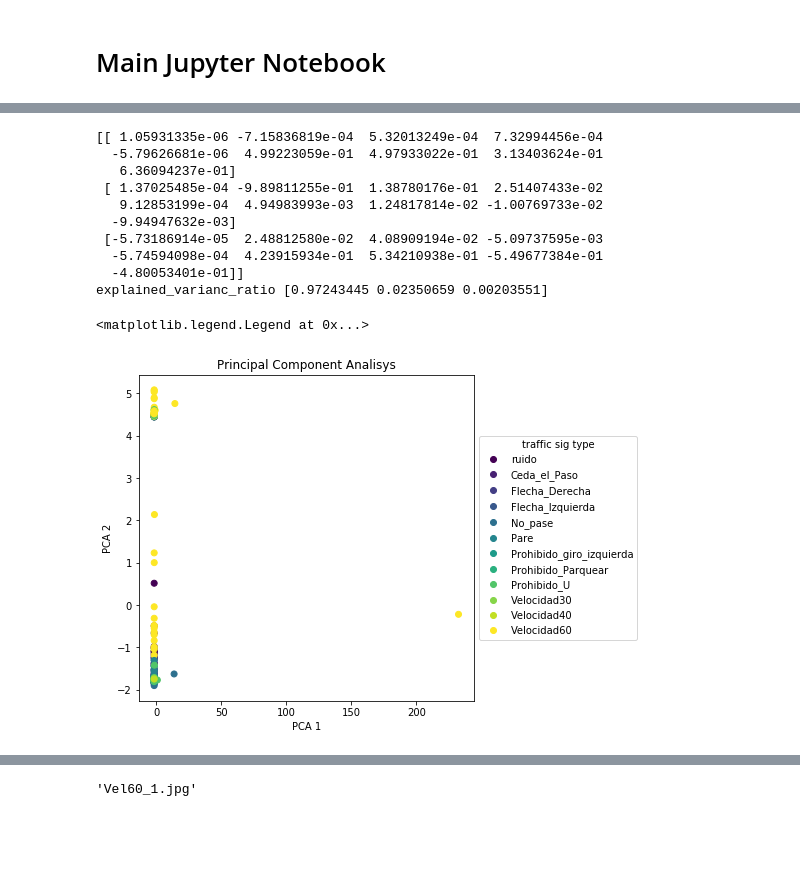
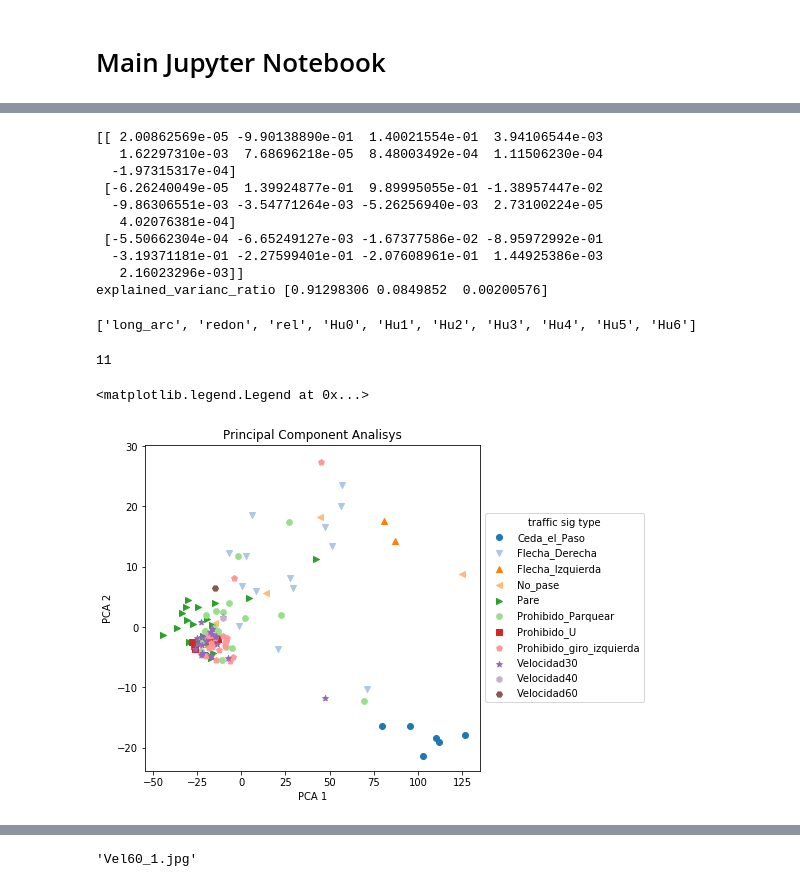
Before and after one commit to jspinaj/Computer-Vision, a Jupyter notebook: main.ipynb, the cells around one changed output, grey strips where cells are left out. Drawn from its saved outputs; the diff is of its cells as text; code cells hidden in the pictures; blank space fills up the shorter version.

Commit message:
[FIX] scatter plot inconsistensies change the way scatter plot of every characteristic was laid and not take into account the segmented images which were noise

```diff
--- a/main.ipynb
+++ b/main.ipynb
@@ -118,7 +161,14 @@ print(col_features)
 # %%
 # Properties Analysis
+col_names=['img_filename','category','long_arc','redon','rel','Hu0','Hu1','Hu2','Hu3','Hu4','Hu5','Hu6','i']
+col_features=col_names[2:-1]
+
 csv_filename="data/properties.csv"
 df=pd.read_csv(csv_filename )      # leer archivo csv para probar
+
+
+df = df[df['category'] != "ruido"]      # eliminar ruidos
+
 features=df[col_features]          # separando las propiedades del dataframe
 corr_coef = features.corr()                     # coeficiente estadistico
 
@@ -147,39 +197,49 @@ df['pca2']=reduced_features[:,1]
 #print(reduced_features[:,1])
 #print(reduced_features)
 # %% [output]
-[[ 1.05931335e-06 -7.15836819e-04  5.32013249e-04  7.32994456e-04
-  -5.79626681e-06  4.99223059e-01  4.97933022e-01  3.13403624e-01
-   6.36094237e-01]
- [ 1.37025485e-04 -9.89811255e-01  1.38780176e-01  2.51407433e-02
-   9.12853199e-04  4.94983993e-03  1.24817814e-02 -1.00769733e-02
-  -9.94947632e-03]
- [-5.73186914e-05  2.48812580e-02  4.08909194e-02 -5.09737595e-03
-  -5.74594098e-04  4.23915934e-01  5.34210938e-01 -5.49677384e-01
-  -4.80053401e-01]]
-explained_varianc_ratio [0.97243445 0.02350659 0.00203551]
+[[ 2.00862569e-05 -9.90138890e-01  1.40021554e-01  3.94106544e-03
+   1.62297310e-03  7.68696218e-05  8.48003492e-04  1.11506230e-04
+  -1.97315317e-04]
+ [-6.26240049e-05  1.39924877e-01  9.89995055e-01 -1.38957447e-02
+  -9.86306551e-03 -3.54771264e-03 -5.26256940e-03  2.73100224e-05
+   4.02076381e-04]
+ [-5.50662304e-04 -6.65249127e-03 -1.67377586e-02 -8.95972992e-01
+  -3.19371181e-01 -2.27599401e-01 -2.07608961e-01  1.44925386e-03
+   2.16023296e-03]]
+explained_varianc_ratio [0.91298306 0.0849852  0.00200576]
+# %%
+col_names=['img_filename','category','long_arc','redon','rel','Hu0','Hu1','Hu2','Hu3','Hu4','Hu5','Hu6','i']
+col_features=col_names[2:-1]
+print(col_features)
+# %% [output]
+['long_arc', 'redon', 'rel', 'Hu0', 'Hu1', 'Hu2', 'Hu3', 'Hu4', 'Hu5', 'Hu6']
 # %%
-categories= df['category']
-categories=categories.unique()
-
-
-#dfC1, dfC2 = [x for _, x in df.groupby('category')]
-
+# Plot
+categories=[]
 
 fig, ax = plt.subplots(figsize=(6, 6))
-scatter=plt.scatter(df.pca1, df.pca2, c = pd.Categorical(df.category).codes)
+# "tab10" "tab20" "Pastel2" "Dark2" "Set3"
+style= "tab20"
+cmap = matplotlib.cm.get_cmap(style)
+marker=['o', 'v', '^', '<', '>', '8', 's', 'p', '*', 'h', 'H', 'D', 'd', 'P', 'X']
+t=0
+for ct,dfC in  df.groupby('category'):
+    scatter=plt.scatter(dfC.pca1, dfC.pca2, color=cmap(t),marker=marker[t])
+    categories.append(ct)
+    t=t+1
+
 plt.xlabel('PCA 1')
 plt.ylabel('PCA 2')
 plt.title('Principal Component Analisys')
-
-handles, labels = scatter.legend_elements(prop='colors',num=len(categories)-1)
+print(len(categories))
+ax.legend(categories,loc='center left', bbox_to_anchor=(1, 0.5),title='traffic sig type')
 
 
-ax.legend(handles, categories,loc='center left', bbox_to_anchor=(1, 0.5),title='traffic sig type')
-
 #plt.show()
 # %% [output]
-<matplotlib.legend.Legend at 0x...>
+11
+<matplotlib.legend.Legend at 0x...>
-[figure, old version]
+[figure, new version]
 # %%
 categories= df['category']
 categories=categories.unique()
```
Also changed, not shown: parts of 6 cells of this notebook, 2 other files.
